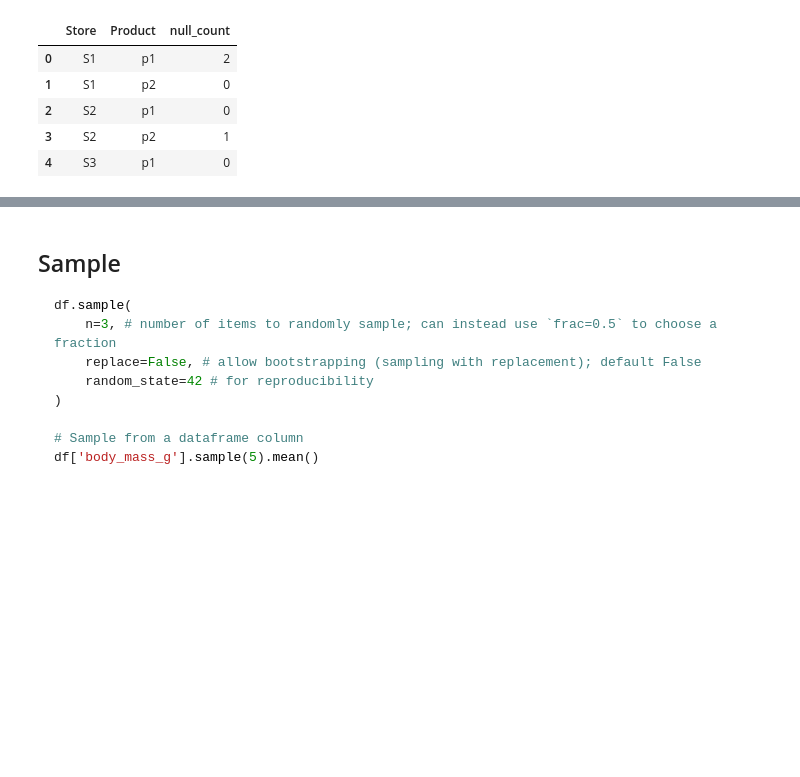
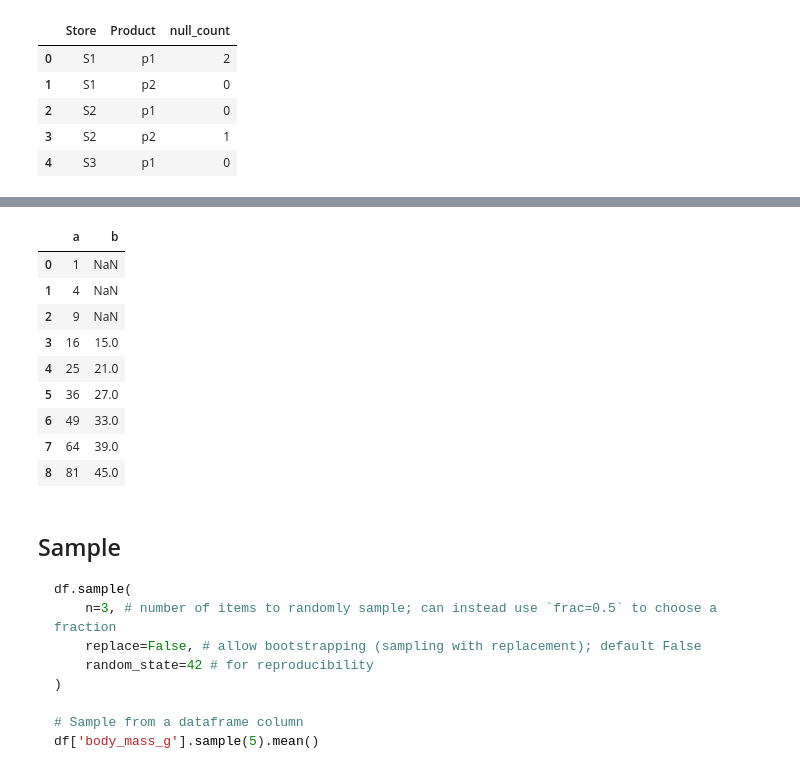
Before and after one commit to EvgeniiZorin/Handbook_Data-Science, a Jupyter notebook: _Pandas.ipynb, the cells around one changed output, grey strips where cells are left out. Drawn from its saved outputs; the diff is of its cells as text; code cells hidden in the pictures; blank space fills up the shorter version.

```diff
--- a/_Pandas.ipynb
+++ b/_Pandas.ipynb
@@ -1981,3 +2048,17 @@ df['Sales'].isnull().groupby([df['Store'], df['Product']]).sum().astype(int).res
+# %%
+df['b'] = df['a'].diff(periods=3)
+df
+# %% [output]
+|  | a | b |
+| 0 | 1 | NaN |
+| 1 | 4 | NaN |
+| 2 | 9 | NaN |
+| 3 | 16 | 15.0 |
+| 4 | 25 | 21.0 |
+| 5 | 36 | 27.0 |
+| 6 | 49 | 33.0 |
+| 7 | 64 | 39.0 |
+| 8 | 81 | 45.0 |
 # %% [markdown]
 ## Sample
 
```
Also changed, not shown: parts of 21 cells of this notebook.
